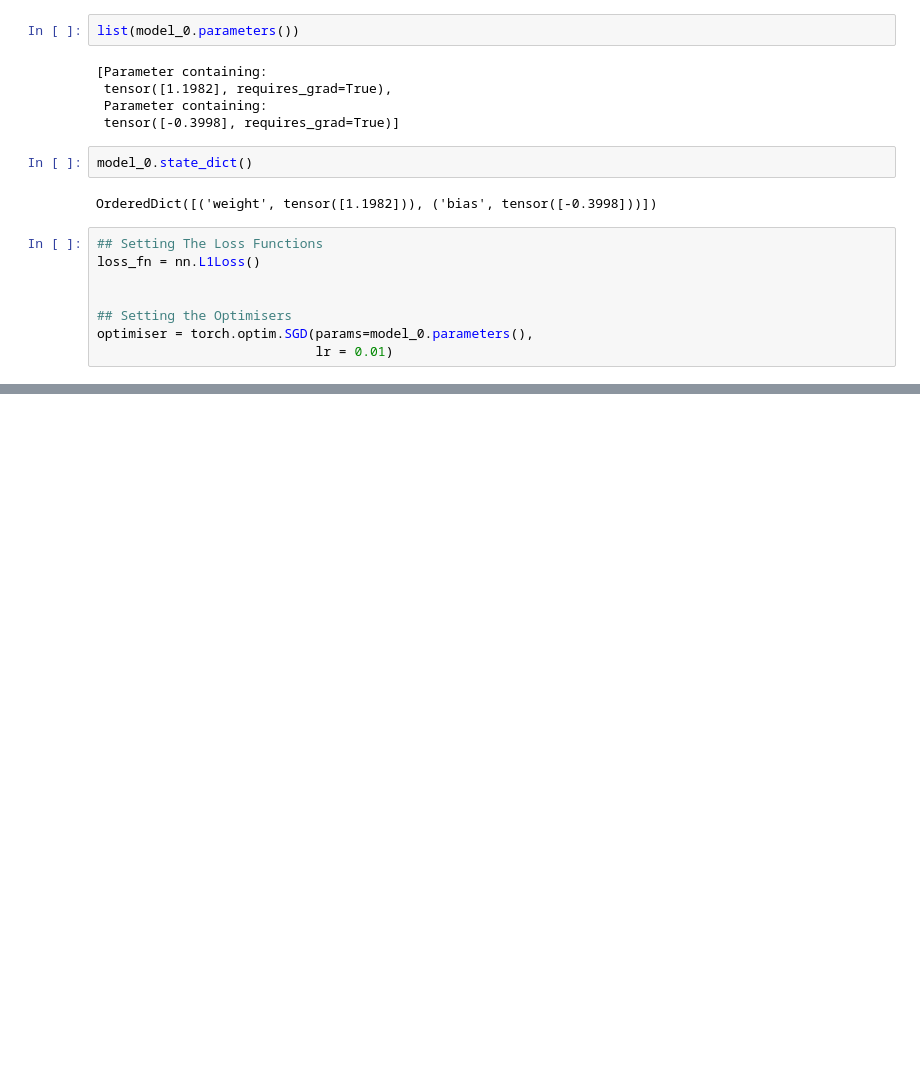
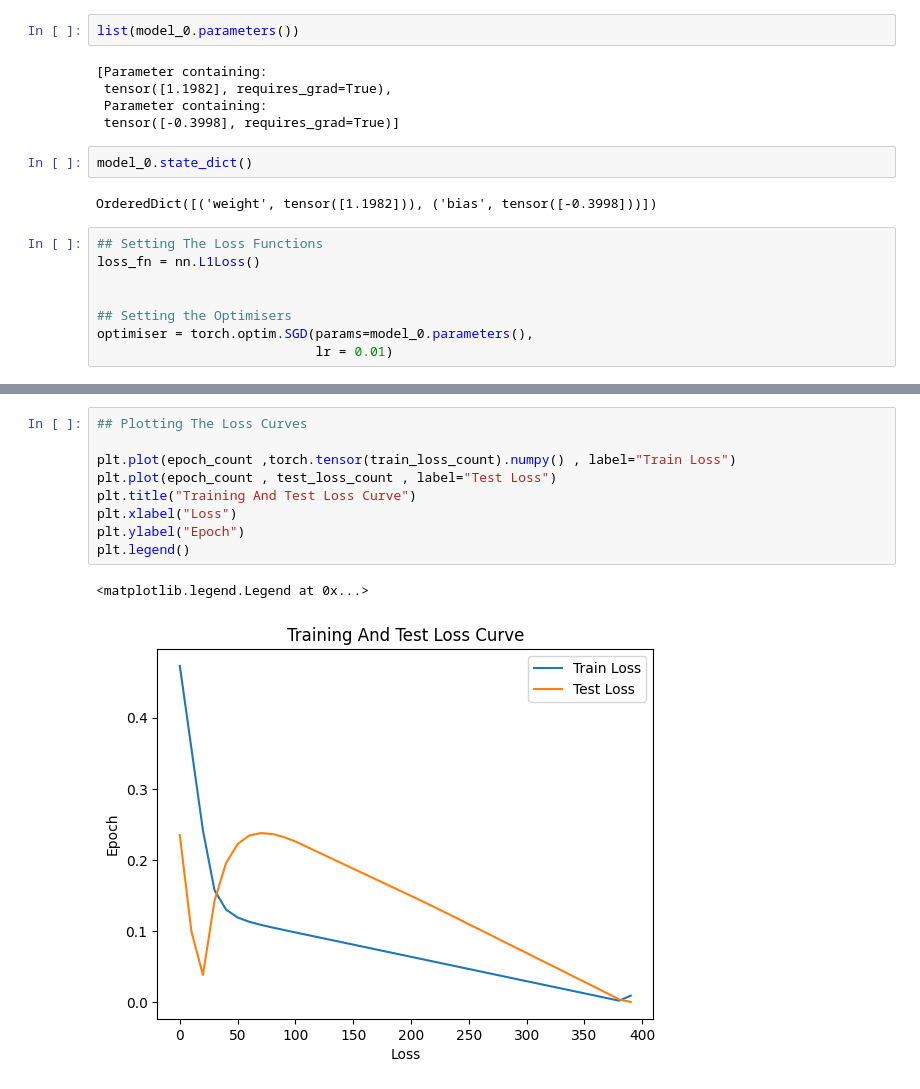
Before and after one commit to Shadoww002/DeepLearning-PyTorch, a Jupyter notebook: Chapter 1 – PyTorch Workflow/Workflow.ipynb, the cells around one changed output, grey strips where cells are left out. Saved outputs shown, nothing was run; the diff lists cells and outputs as text; blank space fills up the shorter version.

```diff
--- a/Chapter 1 – PyTorch Workflow/Workflow.ipynb
+++ b/Chapter 1 – PyTorch Workflow/Workflow.ipynb
@@ -250,0 +270,12 @@ plot_predictions(predictions=y_preds_new)
+# %%
+## Plotting The Loss Curves
+
+plt.plot(epoch_count ,torch.tensor(train_loss_count).numpy() , label="Train Loss")
+plt.plot(epoch_count , test_loss_count , label="Test Loss")
+plt.title("Training And Test Loss Curve")
+plt.xlabel("Loss")
+plt.ylabel("Epoch")
+plt.legend()
+# %% [output]
+<matplotlib.legend.Legend at 0x...>
+[figure, added]
```
Also changed, not shown: parts of 21 cells of this notebook.
